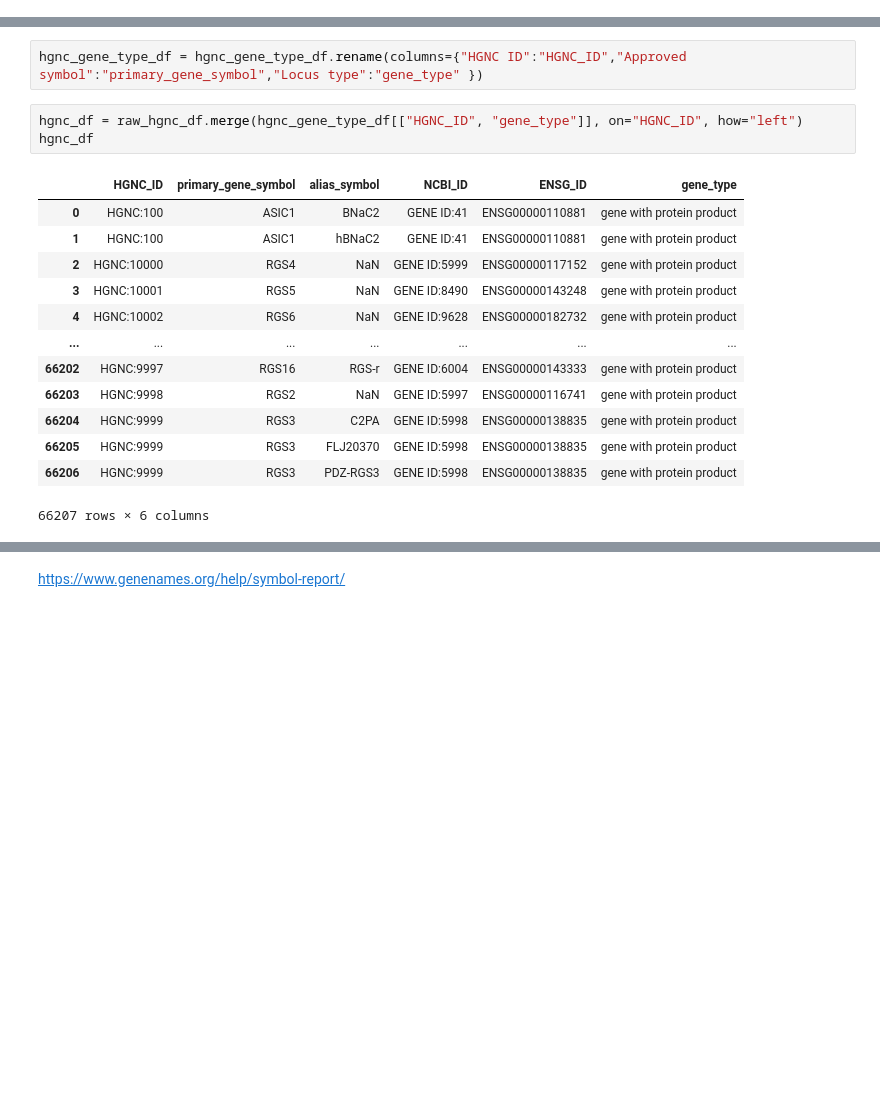
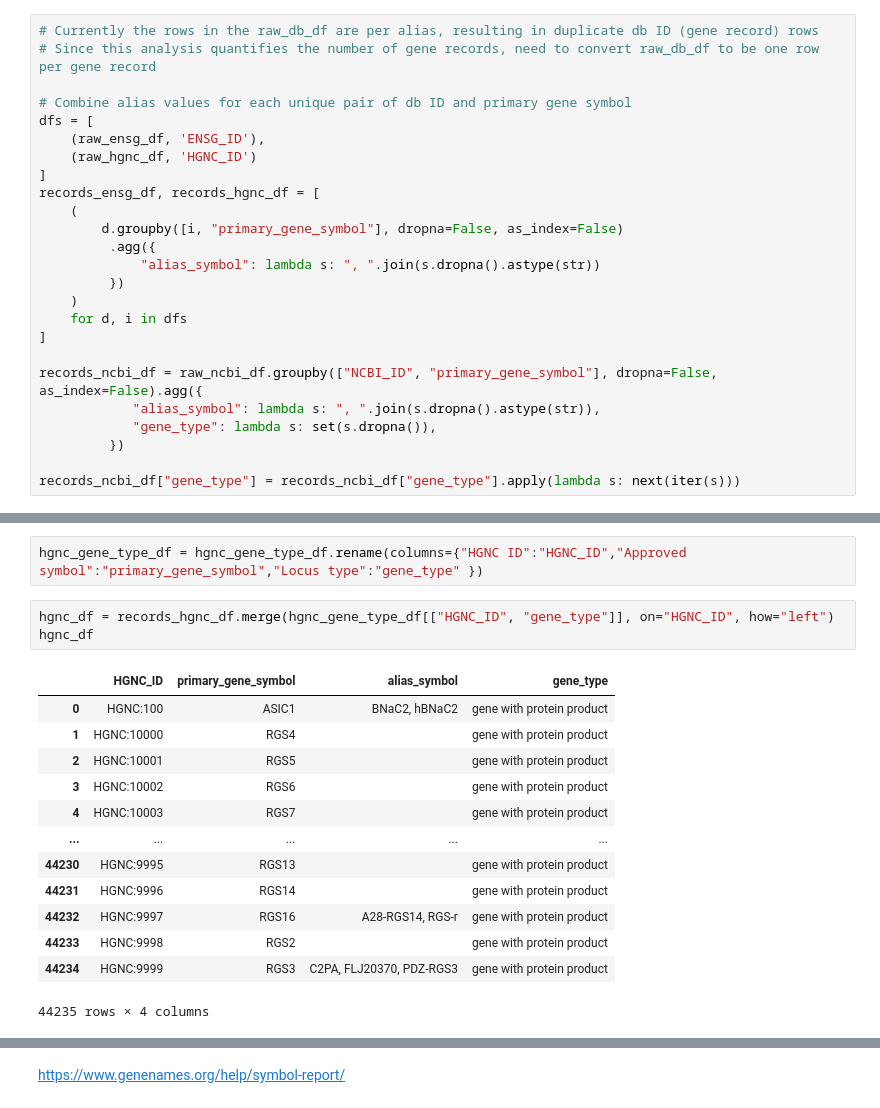
Before and after one commit to cancervariants/gene-harmony-analysis, a Jupyter notebook: analysis/data_pruning_multi_level_sankey.ipynb, the cells around one changed output, grey strips where cells are left out. Saved outputs shown, nothing was run; the diff lists cells and outputs as text; blank space fills up the shorter version.

```diff
--- a/analysis/data_pruning_multi_level_sankey.ipynb
+++ b/analysis/data_pruning_multi_level_sankey.ipynb
@@ -12,3 +14,28 @@ hgnc_gene_type_df = pd.read_csv("../input/hgnc_gene_type_20250813.txt", sep="\t"
+# %%
+# Currently the rows in the raw_db_df are per alias, resulting in duplicate db ID (gene record) rows
+# Since this analysis quantifies the number of gene records, need to convert raw_db_df to be one row per gene record
+
+# Combine alias values for each unique pair of db ID and primary gene symbol
+dfs = [
+    (raw_ensg_df, 'ENSG_ID'),
+    (raw_hgnc_df, 'HGNC_ID')
+]
+records_ensg_df, records_hgnc_df = [
+    (
+        d.groupby([i, "primary_gene_symbol"], dropna=False, as_index=False)
+         .agg({
+             "alias_symbol": lambda s: ", ".join(s.dropna().astype(str))
+         })
+    )
+    for d, i in dfs
+]
+
+records_ncbi_df = raw_ncbi_df.groupby(["NCBI_ID", "primary_gene_symbol"], dropna=False, as_index=False).agg({
+            "alias_symbol": lambda s: ", ".join(s.dropna().astype(str)),
+            "gene_type": lambda s: set(s.dropna()),
+         })
+
+records_ncbi_df["gene_type"] = records_ncbi_df["gene_type"].apply(lambda s: next(iter(s)))
 # %% [markdown]
 # Gene Record Type
 # %%
@@ -120,22 +147,22 @@ Name: count, dtype: int64
 # %%
 hgnc_gene_type_df = hgnc_gene_type_df.rename(columns={"HGNC ID":"HGNC_ID","Approved symbol":"primary_gene_symbol","Locus type":"gene_type" })
 # %%
-hgnc_df = raw_hgnc_df.merge(hgnc_gene_type_df[["HGNC_ID", "gene_type"]], on="HGNC_ID", how="left")
+hgnc_df = records_hgnc_df.merge(hgnc_gene_type_df[["HGNC_ID", "gene_type"]], on="HGNC_ID", how="left")
 hgnc_df
 # %% [output]
-|  | HGNC_ID | primary_gene_symbol | alias_symbol | NCBI_ID | ENSG_ID | gene_type |
-| 0 | HGNC:100 | ASIC1 | BNaC2 | GENE ID:41 | ENSG00000110881 | gene with protein product |
-| 1 | HGNC:100 | ASIC1 | hBNaC2 | GENE ID:41 | ENSG00000110881 | gene with protein product |
-| 2 | HGNC:10000 | RGS4 | NaN | GENE ID:5999 | ENSG00000117152 | gene with protein product |
-| 3 | HGNC:10001 | RGS5 | NaN | GENE ID:8490 | ENSG00000143248 | gene with protein product |
-| 4 | HGNC:10002 | RGS6 | NaN | GENE ID:9628 | ENSG00000182732 | gene with protein product |
-| ... | ... | ... | ... | ... | ... | ... |
-| 66202 | HGNC:9997 | RGS16 | RGS-r | GENE ID:6004 | ENSG00000143333 | gene with protein product |
-| 66203 | HGNC:9998 | RGS2 | NaN | GENE ID:5997 | ENSG00000116741 | gene with protein product |
-| 66204 | HGNC:9999 | RGS3 | C2PA | GENE ID:5998 | ENSG00000138835 | gene with protein product |
-| 66205 | HGNC:9999 | RGS3 | FLJ20370 | GENE ID:5998 | ENSG00000138835 | gene with protein product |
-| 66206 | HGNC:9999 | RGS3 | PDZ-RGS3 | GENE ID:5998 | ENSG00000138835 | gene with protein product |
+|  | HGNC_ID | primary_gene_symbol | alias_symbol | gene_type |
+| 0 | HGNC:100 | ASIC1 | BNaC2, hBNaC2 | gene with protein product |
+| 1 | HGNC:10000 | RGS4 |  | gene with protein product |
+| 2 | HGNC:10001 | RGS5 |  | gene with protein product |
+| 3 | HGNC:10002 | RGS6 |  | gene with protein product |
+| 4 | HGNC:10003 | RGS7 |  | gene with protein product |
+| ... | ... | ... | ... | ... |
+| 44230 | HGNC:9995 | RGS13 |  | gene with protein product |
+| 44231 | HGNC:9996 | RGS14 |  | gene with protein product |
+| 44232 | HGNC:9997 | RGS16 | A28-RGS14, RGS-r | gene with protein product |
+| 44233 | HGNC:9998 | RGS2 |  | gene with protein product |
+| 44234 | HGNC:9999 | RGS3 | C2PA, FLJ20370, PDZ-RGS3 | gene with protein product |
-66207 rows × 6 columns
+44235 rows × 4 columns
 # %%
 hgnc_df["gene_type"].value_counts(dropna=False)
 # %% [output]
```
Also changed, not shown: parts of 22 cells of this notebook, 2 other files.
